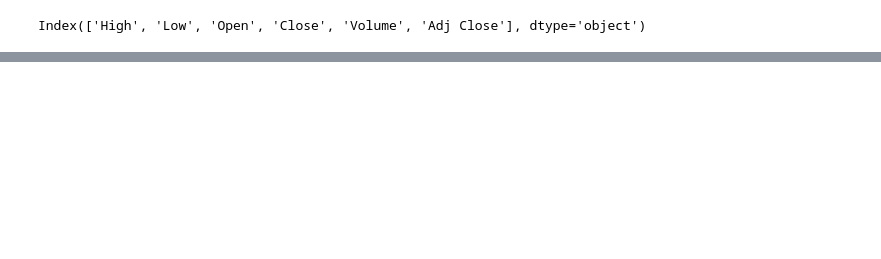
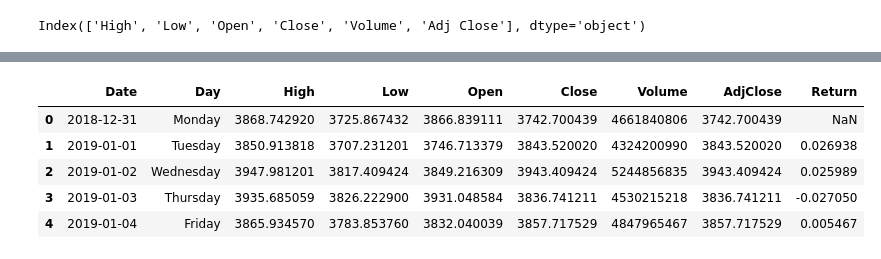
Before and after one commit to cristiandarioortegayubro/Ciencia-de-Datos-en-Ciencias-Economicas-con-Python, a Jupyter notebook: Pandas_01.ipynb, the cells around one changed output, grey strips where cells are left out. Saved outputs shown, nothing was run; the diff lists cells and outputs as text; code cells hidden in the pictures; blank space fills up the shorter version.

```diff
--- a/Pandas_01.ipynb
+++ b/Pandas_01.ipynb
@@ -85,0 +98,4 @@ Index(['High', 'Low', 'Open', 'Close', 'Volume', 'Adj Close'], dtype='object')
+# %%
+df.insert(0,column='Date',value=df.index.values)
+df.reset_index(drop=True, inplace=True)
+df.head()
@@ -85,0 +109,3 @@ Index(['High', 'Low', 'Open', 'Close', 'Volume', 'Adj Close'], dtype='object')
+# %%
+df.insert(1,column='Day',value=pd.DatetimeIndex(df['Date']).day_name())
+df.head()
@@ -85,0 +119,3 @@ Index(['High', 'Low', 'Open', 'Close', 'Volume', 'Adj Close'], dtype='object')
+# %%
+df.rename(columns={'Adj Close':'AdjClose'}, inplace=True)
+df.head()
@@ -85,0 +129,10 @@ Index(['High', 'Low', 'Open', 'Close', 'Volume', 'Adj Close'], dtype='object')
+# %%
+df['Return'] = df.AdjClose.pct_change()
+df.head()
+# %% [output]
+|  | Date | Day | High | Low | Open | Close | Volume | AdjClose | Return |
+| 0 | 2018-12-31 | Monday | 3868.742920 | 3725.867432 | 3866.839111 | 3742.700439 | 4661840806 | 3742.700439 | NaN |
+| 1 | 2019-01-01 | Tuesday | 3850.913818 | 3707.231201 | 3746.713379 | 3843.520020 | 4324200990 | 3843.520020 | 0.026938 |
+| 2 | 2019-01-02 | Wednesday | 3947.981201 | 3817.409424 | 3849.216309 | 3943.409424 | 5244856835 | 3943.409424 | 0.025989 |
+| 3 | 2019-01-03 | Thursday | 3935.685059 | 3826.222900 | 3931.048584 | 3836.741211 | 4530215218 | 3836.741211 | -0.027050 |
+| 4 | 2019-01-04 | Friday | 3865.934570 | 3783.853760 | 3832.040039 | 3857.717529 | 4847965467 | 3857.717529 | 0.005467 |
```
Also changed, not shown: parts of 13 cells of this notebook.
